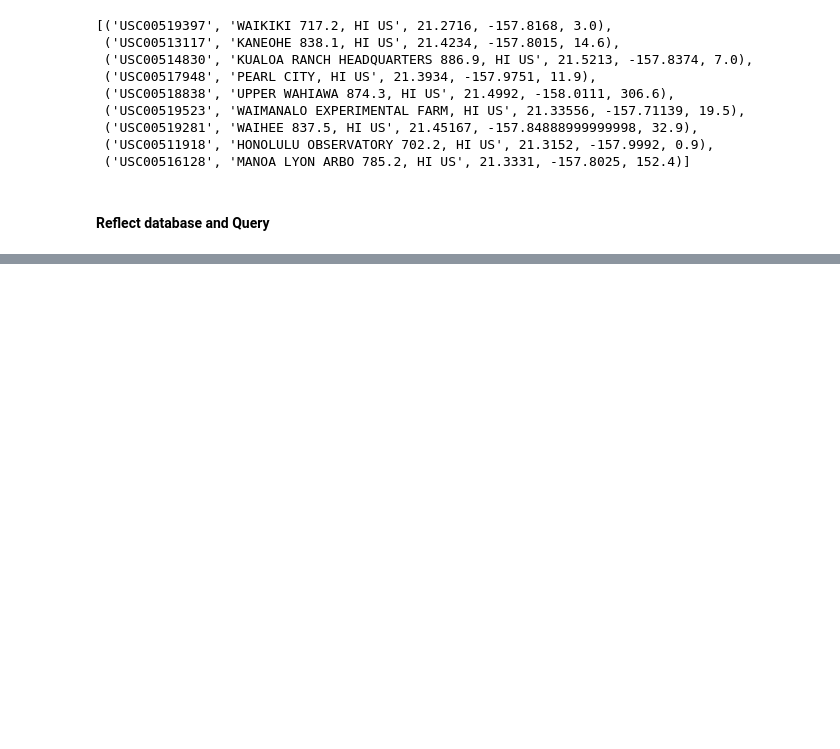
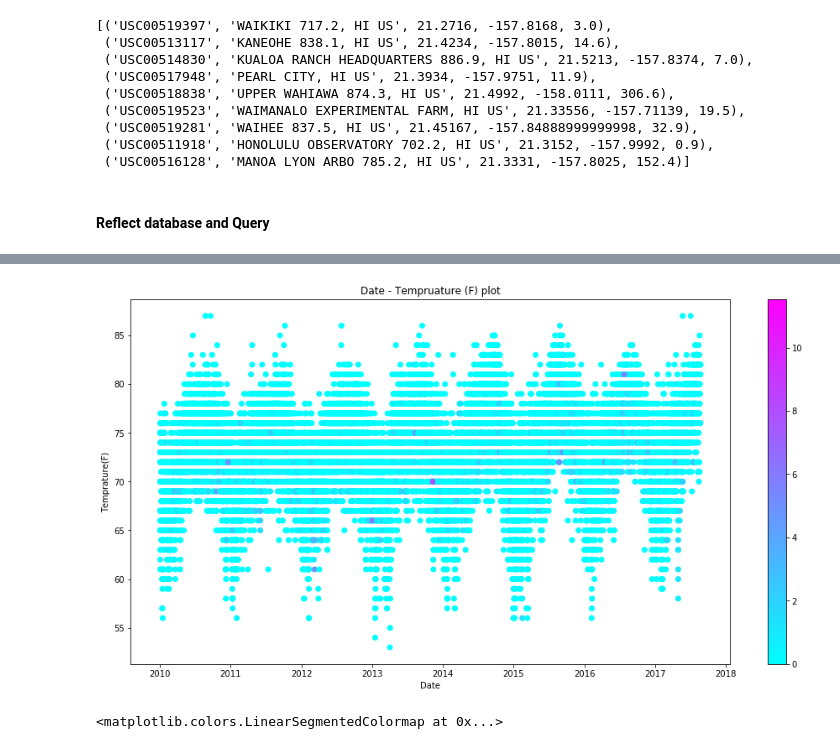
Before and after one commit to aerwemi/-Hawaii_climate_analysis, a Jupyter notebook: climate_analysis.ipynb, the cells around one changed output, grey strips where cells are left out. Saved outputs shown, nothing was run; the diff lists cells and outputs as text; code cells hidden in the pictures; blank space fills up the shorter version.

```diff
--- a/climate_analysis.ipynb
+++ b/climate_analysis.ipynb
@@ -88,0 +184,16 @@ session = Session(engine)
+# %%
+import matplotlib.pyplot as plt
+from matplotlib import cm
+fig = plt.figure(figsize=(16,8))
+plt.scatter(x=ms_dts, y=ms_tb, c=ms_pr, cmap = cm.cool, alpha=1)
+plt.xlabel('Date')
+plt.ylabel('Temprature(F)')
+plt.title('Date - Tempruature (F) plot')
+plt.colorbar()
+plt.show()
+# %% [output]
+[figure, added]
+# %%
+cm.coolwarm
+# %% [output]
+<matplotlib.colors.LinearSegmentedColormap at 0x...>
```
Also changed, not shown: parts of 17 cells of this notebook, 1 other file.
